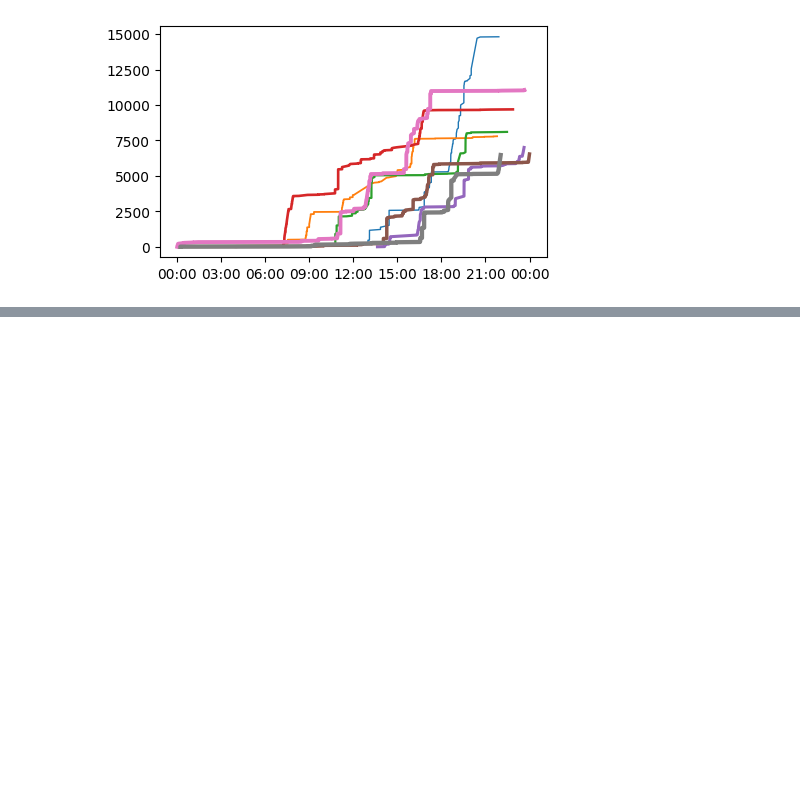
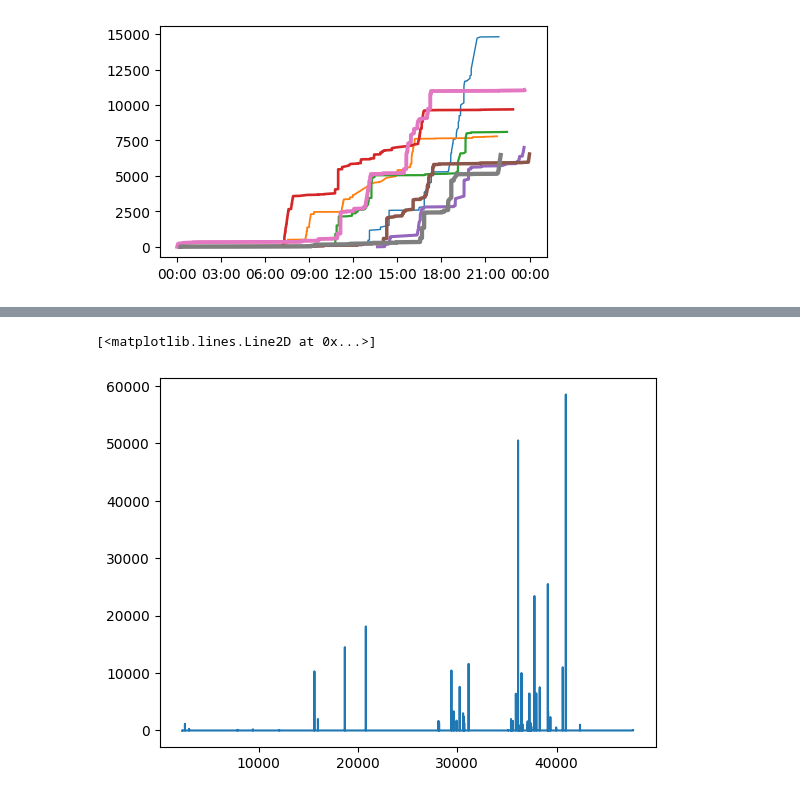
Before and after one commit to AurelienNioche/MAppServer, a Jupyter notebook: data_analysis/data_analysis.ipynb, the cells around one changed output, grey strips where cells are left out. Saved outputs shown, nothing was run; the diff lists cells and outputs as text; code cells hidden in the pictures; blank space fills up the shorter version.

```diff
--- a/data_analysis/data_analysis.ipynb
+++ b/data_analysis/data_analysis.ipynb
@@ -50,0 +237,6 @@ AttributeError: 'DataFrameGroupBy' object has no attribute 'data'
+# %%
+delta_x = np.diff(x_sec)
+# %%
+delta_step = np.diff(y)
+# %%
+step_per_sec = delta_step / delta_x
@@ -50,0 +303,5 @@ AttributeError: 'DataFrameGroupBy' object has no attribute 'data'
+# %%
+plt.step(x_sec[1:], step_per_sec)
+# %% [output]
+[<matplotlib.lines.Line2D at 0x...>]
+[figure, added]
```
Also changed, not shown: parts of 30 cells of this notebook.
